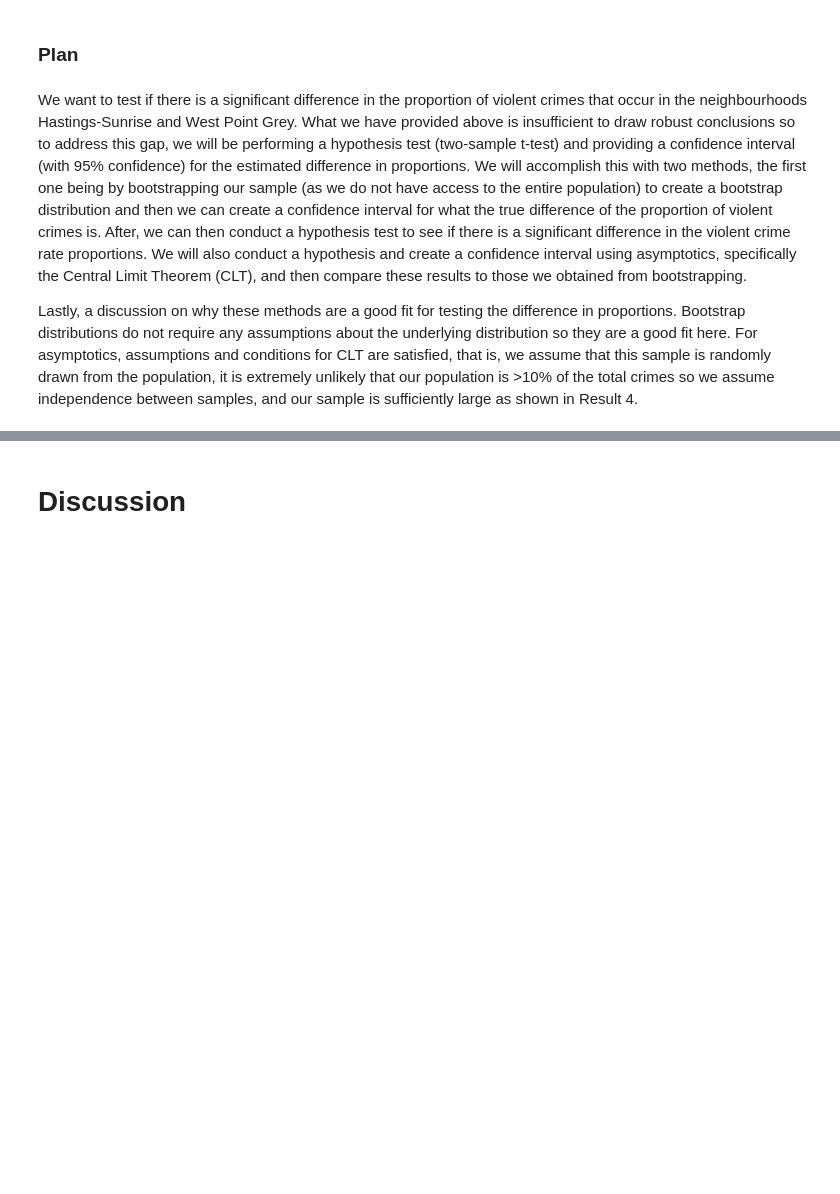
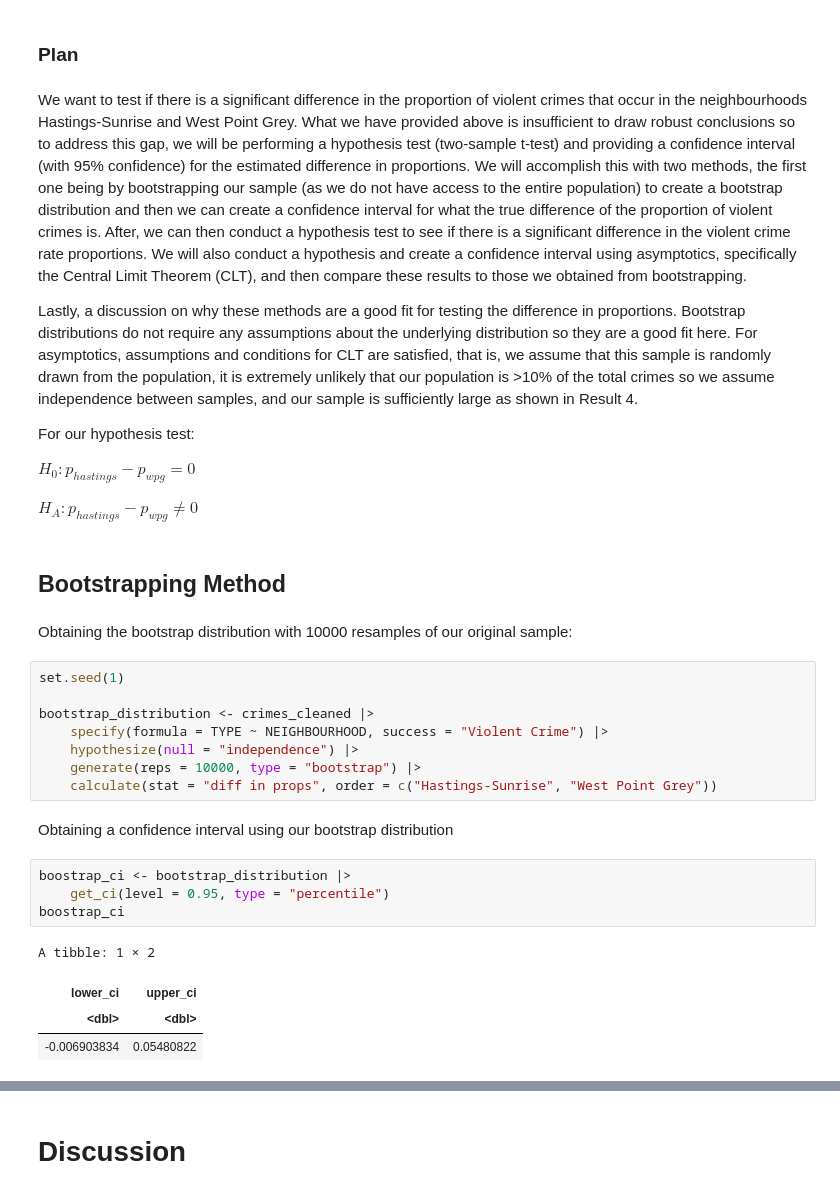
Before and after one commit to Carson-Lu/stat201project-Group27, a Jupyter notebook: proposal.ipynb, the cells around one changed output, grey strips where cells are left out. Drawn from its saved outputs; the diff is of its cells as text; blank space fills up the shorter version.

```diff
--- a/proposal.ipynb
+++ b/proposal.ipynb
@@ -325,3 +318,32 @@ We want to test if there is a significant difference in the proportion of violen
 Lastly, a discussion on why these methods are a good fit for testing the difference in proportions.
 Bootstrap distributions do not require any assumptions about the underlying distribution so they are a good fit here.
 For asymptotics, assumptions and conditions for CLT are satisfied, that is, we assume that this sample is randomly drawn from the population, it is extremely unlikely that our population is >10% of the total crimes so we assume independence between samples, and our sample is sufficiently large as shown in Result 4.
+
+For our hypothesis test:
+
+$H_0: p_{hastings} - p_{wpg} = 0$
+
+$H_A: p_{hastings} - p_{wpg} \neq 0$
+# %% [markdown]
+## Bootstrapping Method
+# %% [markdown]
+Obtaining the bootstrap distribution with 10000 resamples of our original sample:
+# %%
+set.seed(1)
+
+bootstrap_distribution <- crimes_cleaned |>
+    specify(formula = TYPE ~ NEIGHBOURHOOD, success = "Violent Crime") |>
+    hypothesize(null = "independence") |>
+    generate(reps = 10000, type = "bootstrap") |>
+    calculate(stat = "diff in props", order = c("Hastings-Sunrise", "West Point Grey"))
+# %% [markdown]
+Obtaining a confidence interval using our bootstrap distribution
+# %%
+boostrap_ci <- bootstrap_distribution |>
+    get_ci(level = 0.95, type = "percentile")
+boostrap_ci
+# %% [output]
+A tibble: 1 × 2
+| lower_ci | upper_ci |
+| <dbl> | <dbl> |
+| -0.006903834 | 0.05480822 |
```
Also changed, not shown: parts of 17 cells of this notebook.
